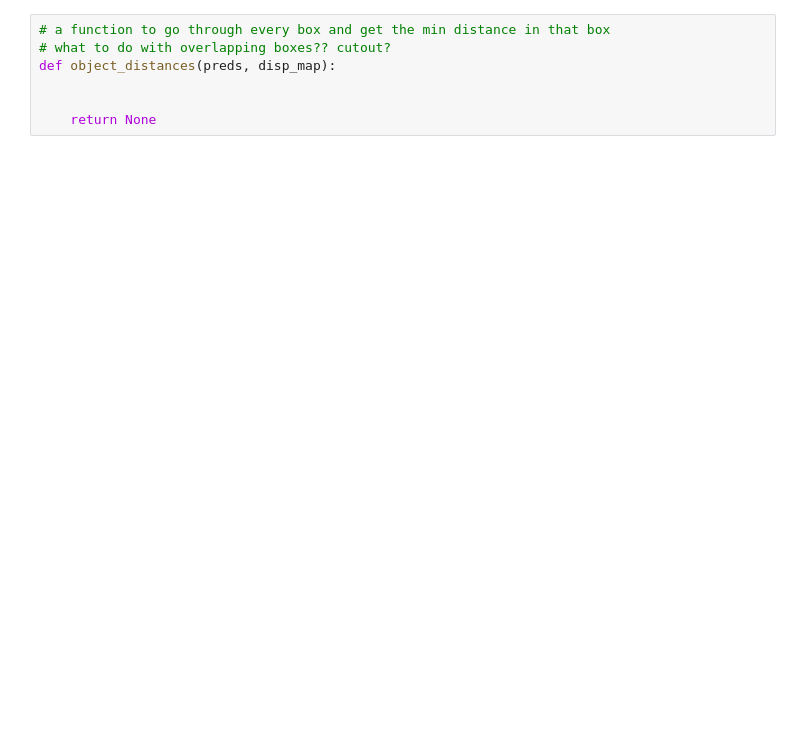
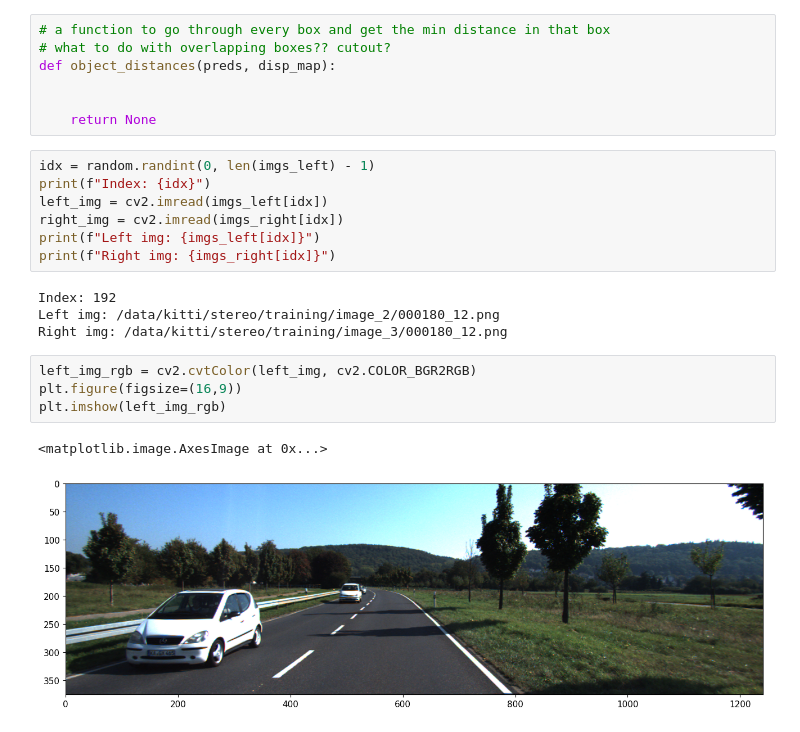
Before and after one commit to johanngerberding/kitti-perception, a Jupyter notebook: stereo_vision_kitti.ipynb, the cells around one changed output. Saved outputs shown, nothing was run; the diff lists cells and outputs as text; blank space fills up the shorter version.

```diff
--- a/stereo_vision_kitti.ipynb
+++ b/stereo_vision_kitti.ipynb
@@ -155,3 +196,21 @@ def object_distances(preds, disp_map):
 
 
     return None
+# %%
+idx = random.randint(0, len(imgs_left) - 1)
+print(f"Index: {idx}")
+left_img = cv2.imread(imgs_left[idx])
+right_img = cv2.imread(imgs_right[idx])
+print(f"Left img: {imgs_left[idx]}")
+print(f"Right img: {imgs_right[idx]}")
+# %% [output]
+Index: 192
+Left img: /data/kitti/stereo/training/image_2/000180_12.png
+Right img: /data/kitti/stereo/training/image_3/000180_12.png
+# %%
+left_img_rgb = cv2.cvtColor(left_img, cv2.COLOR_BGR2RGB)
+plt.figure(figsize=(16,9))
+plt.imshow(left_img_rgb)
+# %% [output]
+<matplotlib.image.AxesImage at 0x...>
+[figure, added]
```
Also changed, not shown: parts of 23 cells of this notebook.
